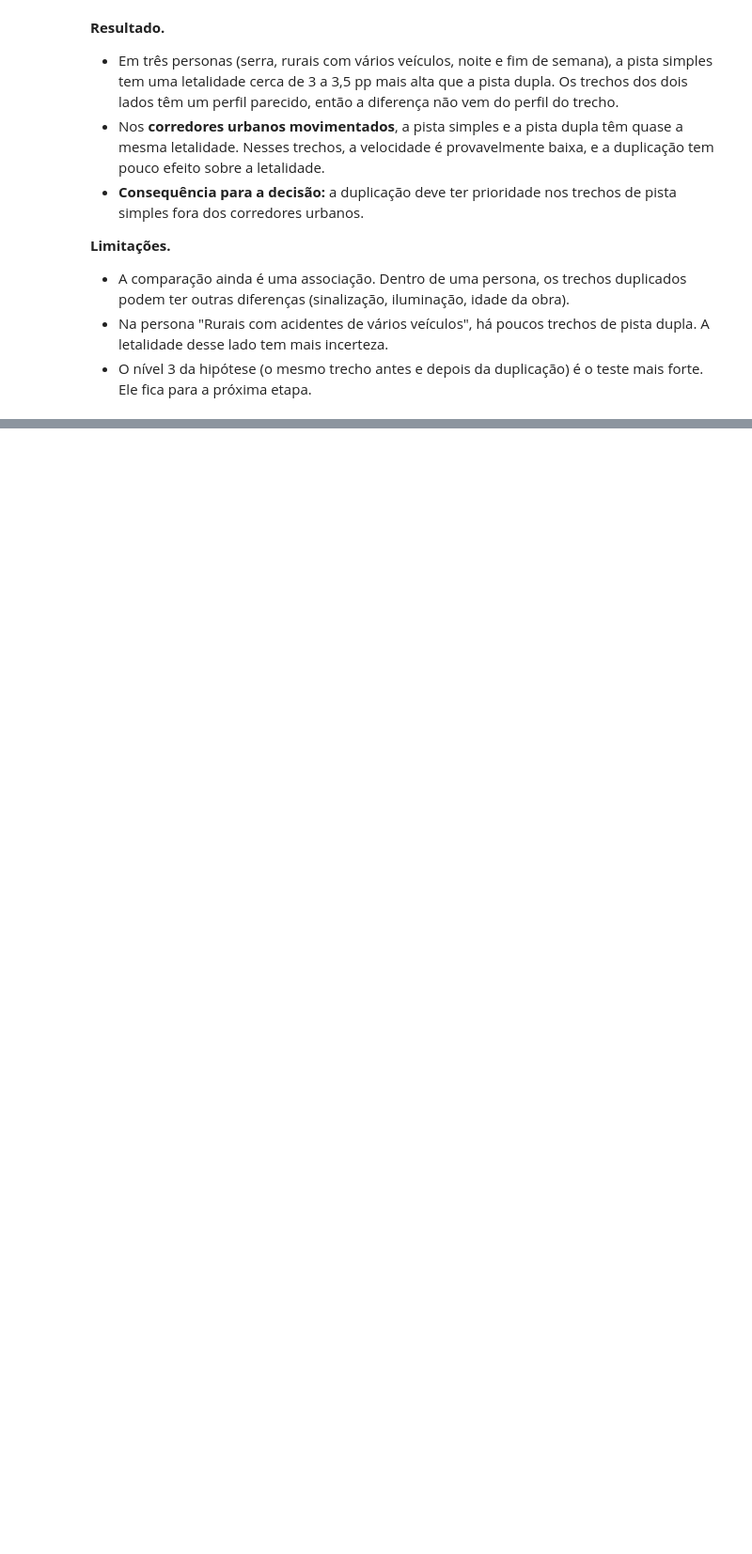
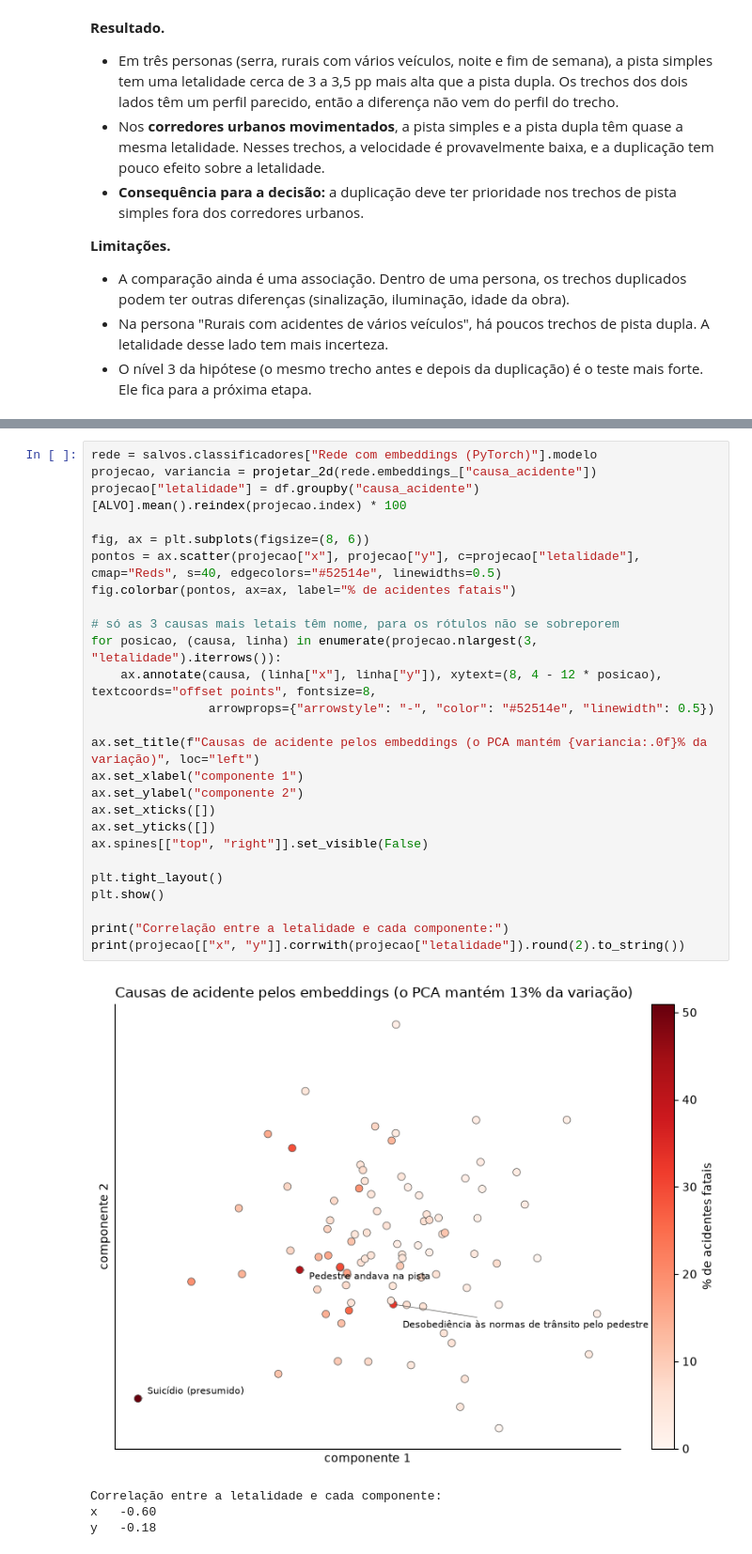
Before and after one commit to anapaulaendler/acidentes-br, a Jupyter notebook: notebooks/analise_prf.ipynb, the cells around one changed output, grey strips where cells are left out. Shown at 94% size. Saved outputs shown, nothing was run; the diff lists cells and outputs as text; blank space fills up the shorter version.

```diff
--- a/notebooks/analise_prf.ipynb
+++ b/notebooks/analise_prf.ipynb
@@ -1228,0 +1348,31 @@ letalidade.sort_values("diferença (pp)", ascending=False).round(2)
+# %%
+rede = salvos.classificadores["Rede com embeddings (PyTorch)"].modelo
+projecao, variancia = projetar_2d(rede.embeddings_["causa_acidente"])
+projecao["letalidade"] = df.groupby("causa_acidente")[ALVO].mean().reindex(projecao.index) * 100
+
+fig, ax = plt.subplots(figsize=(8, 6))
+pontos = ax.scatter(projecao["x"], projecao["y"], c=projecao["letalidade"], cmap="Reds", s=40, edgecolors="#52514e", linewidths=0.5)
+fig.colorbar(pontos, ax=ax, label="% de acidentes fatais")
+
+# só as 3 causas mais letais têm nome, para os rótulos não se sobreporem
+for posicao, (causa, linha) in enumerate(projecao.nlargest(3, "letalidade").iterrows()):
+    ax.annotate(causa, (linha["x"], linha["y"]), xytext=(8, 4 - 12 * posicao), textcoords="offset points", fontsize=8,
+                arrowprops={"arrowstyle": "-", "color": "#52514e", "linewidth": 0.5})
+
+ax.set_title(f"Causas de acidente pelos embeddings (o PCA mantém {variancia:.0f}% da variação)", loc="left")
+ax.set_xlabel("componente 1")
+ax.set_ylabel("componente 2")
+ax.set_xticks([])
+ax.set_yticks([])
+ax.spines[["top", "right"]].set_visible(False)
+
+plt.tight_layout()
+plt.show()
+
+print("Correlação entre a letalidade e cada componente:")
+print(projecao[["x", "y"]].corrwith(projecao["letalidade"]).round(2).to_string())
+# %% [output]
+[figure, added]
+Correlação entre a letalidade e cada componente:
+x   -0.60
+y   -0.18
```
Also changed, not shown: parts of 15 cells of this notebook.
